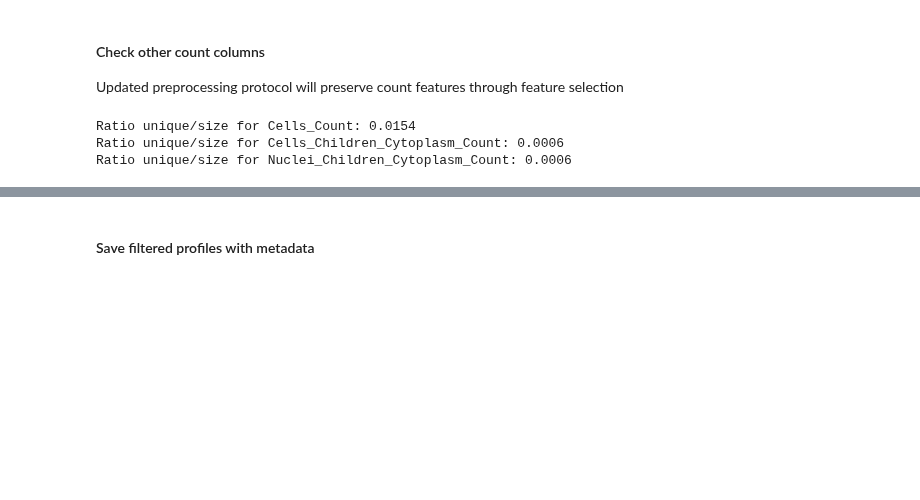
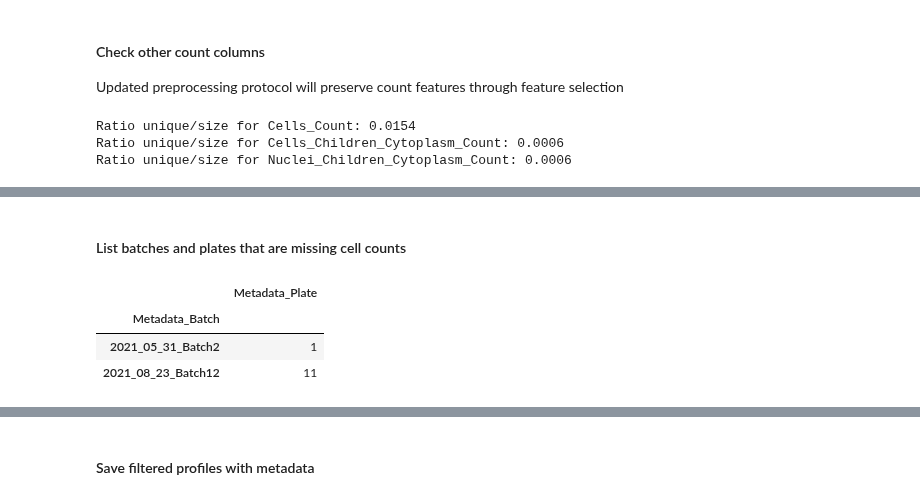
Before and after one commit to broadinstitute/position-effect-correction, a Jupyter notebook: 1.load/2_merge_metadata.ipynb, the cells around one changed output, grey strips where cells are left out. Saved outputs shown, nothing was run; the diff lists cells and outputs as text; code cells hidden in the pictures; blank space fills up the shorter version.

```diff
--- a/1.load/2_merge_metadata.ipynb
+++ b/1.load/2_merge_metadata.ipynb
@@ -235,0 +232,9 @@ Ratio unique/size for Nuclei_Children_Cytoplasm_Count: 0.0006
+# %% [markdown]
+#### List batches and plates that are missing cell counts
+# %%
+profiles[~profiles.Metadata_Plate.isin(cell_counts.Metadata_Plate)][["Metadata_Batch", "Metadata_Plate"]].groupby("Metadata_Batch").nunique()
+# %% [output]
+|  | Metadata_Plate |
+| Metadata_Batch |  |
+| 2021_05_31_Batch2 | 1 |
+| 2021_08_23_Batch12 | 11 |
```
Also changed, not shown: parts of 11 cells of this notebook.
